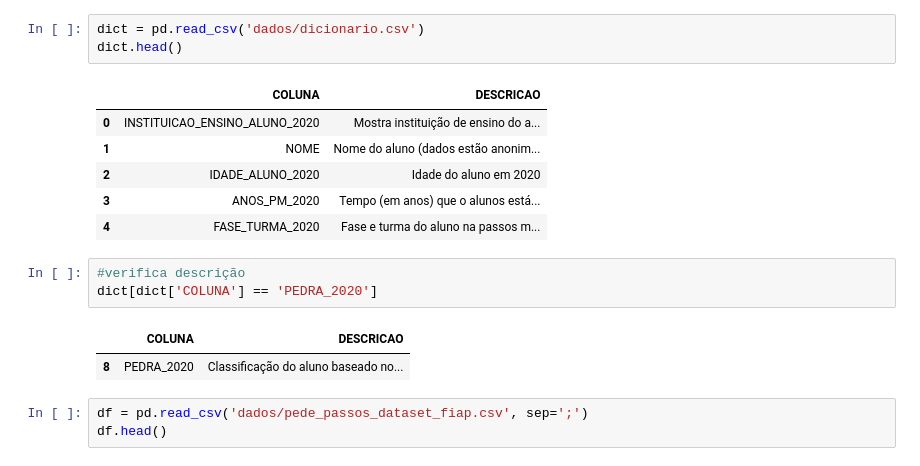
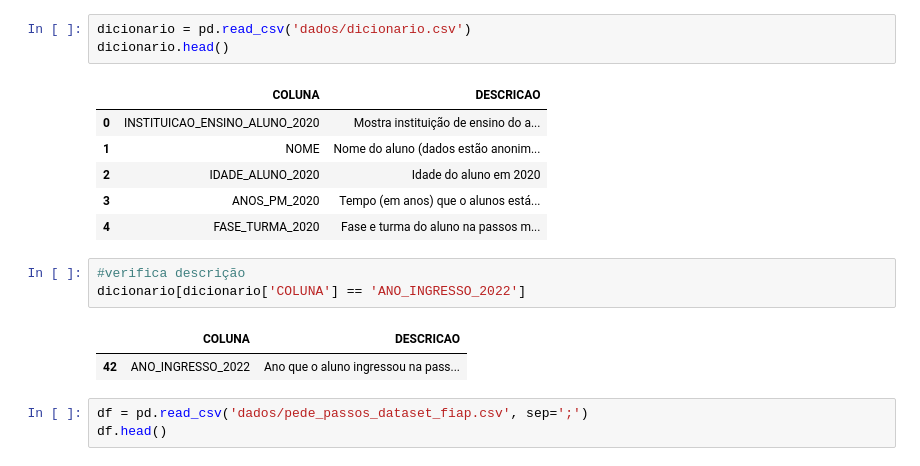
Before and after one commit to jorgeplatero/postech_techchallenge_fase_5, a Jupyter notebook: techchallenge_fase_5.ipynb, the cells around one changed output. Cells and saved outputs as stored; diff of their text form.

```diff
--- a/techchallenge_fase_5.ipynb
+++ b/techchallenge_fase_5.ipynb
@@ -157,8 +173,8 @@ import pandas as pd
 pd.set_option('display.max_columns', None)
 pd.set_option('max_colwidth', None)
 # %%
-dict = pd.read_csv('dados/dicionario.csv')
-dict.head()
+dicionario = pd.read_csv('dados/dicionario.csv')
+dicionario.head()
 # %% [output]
 |  | COLUNA | DESCRICAO |
 | 0 | INSTITUICAO_ENSINO_ALUNO_2020 | Mostra instituição de ensino do a... |
@@ -168,10 +184,10 @@ dict.head()
 | 4 | FASE_TURMA_2020 | Fase e turma do aluno na passos m... |
 # %%
 #verifica descrição
-dict[dict['COLUNA'] == 'PEDRA_2020']
+dicionario[dicionario['COLUNA'] == 'ANO_INGRESSO_2022']
 # %% [output]
 |  | COLUNA | DESCRICAO |
-| 8 | PEDRA_2020 | Classificação do aluno baseado no... |
+| 42 | ANO_INGRESSO_2022 | Ano que o aluno ingressou na pass... |
 # %%
 df = pd.read_csv('dados/pede_passos_dataset_fiap.csv', sep=';')
 df.head()
```
Also changed, not shown: parts of 32 cells of this notebook, 1 other file.
